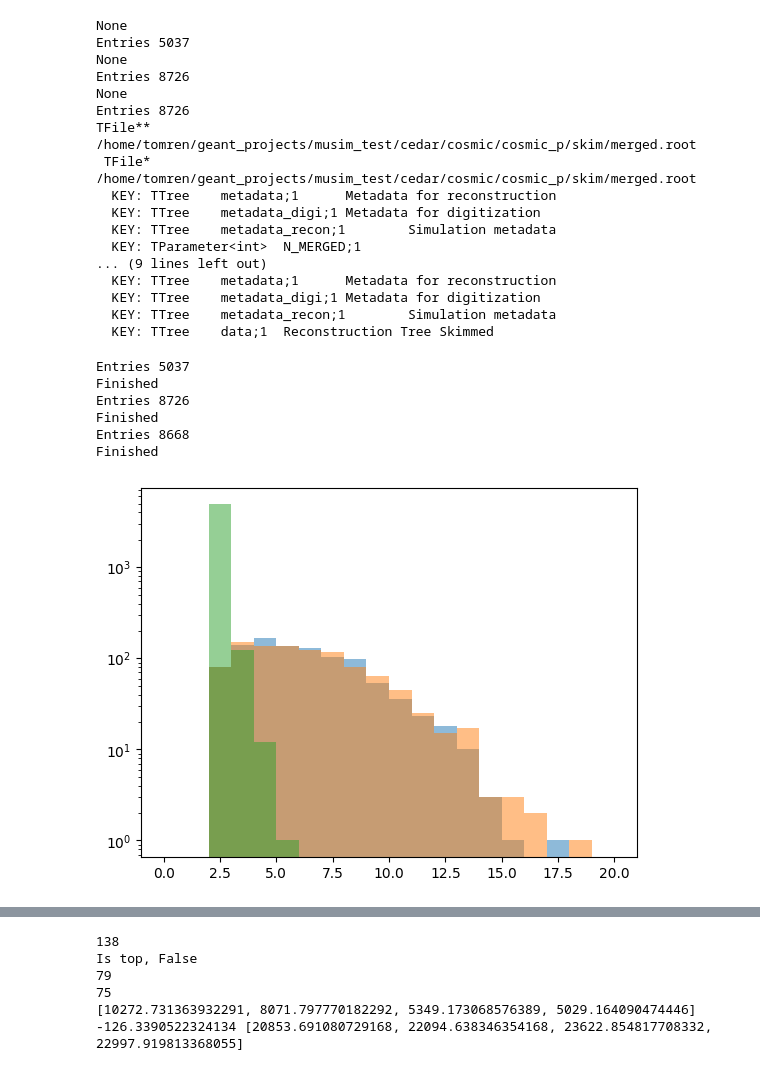
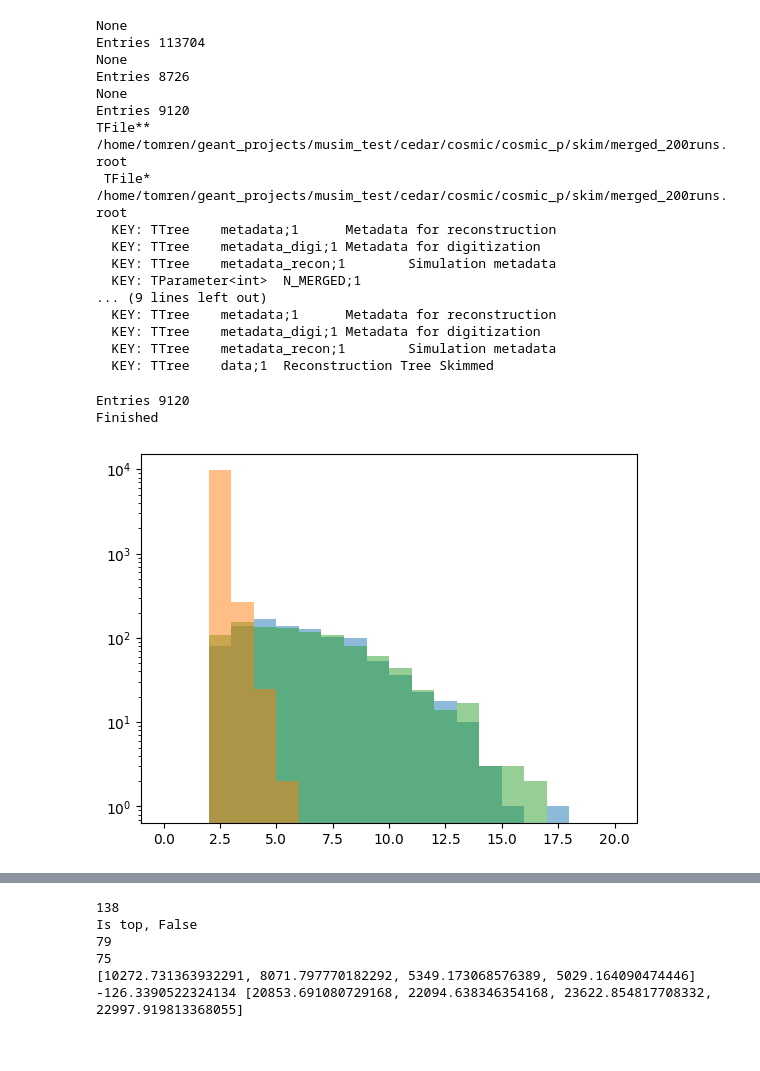
Before and after one commit to EdmondRen/mathusla-newsim, a Jupyter notebook: studies/mathusla40/cosmic_p/2.cut_dev.ipynb, the cells around one changed output, grey strips where cells are left out. Drawn from its saved outputs; the diff is of its cells as text; code cells hidden in the pictures.

Commit message:
Working on analysis; update skim script

```diff
--- a/studies/mathusla40/cosmic_p/2.cut_dev.ipynb
+++ b/studies/mathusla40/cosmic_p/2.cut_dev.ipynb
@@ -28,12 +29,16 @@ np.set_printoptions(edgeitems=30, linewidth=100000,
 data_dir="/home/tomren/geant_projects/musim_test/cedar"
 data_dir="/home/tomren/geant_projects/musim_test/cedar_cosmic_n"
 fname_comb = f"{data_dir}/series_2_digi_recon_skim.root"
-fname_comb = "/home/tomren/geant_projects/musim_test/cedar/cosmic/cosmic_p/skim/merged.root"
+# fname_comb = "/home/tomren/geant_projects/musim_test/cedar/cosmic/cosmic_p/skim/merged.root"
+fname_comb = "/home/tomren/geant_projects/musim_test/cedar/cosmic/cosmic_p/skim/merged_200runs.root"
 fname_sig1 = "/home/tomren/geant_projects/musim_test/llp_hxx_bb/run_25_digi_recon_skim.root"
 fname_sig2 = "/home/tomren/geant_projects/musim_test/llp_hxx_bb/run_45_digi_recon_skim.root"
 
 fbkg = root.tfile_reader(fname_comb)
 fbkg.ls()
+## Get metadata
+fbkg.get_tree("metadata_digi")
+metadata_digi = fbkg.get_entry(0)
 fbkg.get_tree("data;1")
 print("Entries", fbkg.entries)
 
@@ -45,16 +50,16 @@ print("Entries", fsig1.entries)
 fsig2 = root.tfile_reader(fname_sig2)
 fsig2.ls()
 fsig2.get_tree("data;1")
-print("Entries", fsig1.entries)
+print("Entries", fsig2.entries)
 # %% [output]
 None
-Entries 5037
+Entries 113704
 None
 Entries 8726
 None
-Entries 8726
-TFile**         /home/tomren/geant_projects/musim_test/cedar/cosmic/cosmic_p/skim/merged.root
- TFile*         /home/tomren/geant_projects/musim_test/cedar/cosmic/cosmic_p/skim/merged.root
+Entries 9120
+TFile**         /home/tomren/geant_projects/musim_test/cedar/cosmic/cosmic_p/skim/merged_200runs.root
+ TFile*         /home/tomren/geant_projects/musim_test/cedar/cosmic/cosmic_p/skim/merged_200runs.root
   KEY: TTree    metadata;1      Metadata for reconstruction
   KEY: TTree    metadata_digi;1 Metadata for digitization
   KEY: TTree    metadata_recon;1        Simulation metadata
@@ -64,16 +69,14 @@ TFile**         /home/tomren/geant_projects/musim_test/cedar/cosmic/cosmic_p/ski
   KEY: TTree    metadata_digi;1 Metadata for digitization
   KEY: TTree    metadata_recon;1        Simulation metadata
   KEY: TTree    data;1  Reconstruction Tree Skimmed
+# %%
+res_sig2 = cut_functions.run_processing(fsig2, entries=1000);
+# %% [output]
+Entries 9120
+Finished
 # %%
 res_bkg = cut_functions.run_processing(fbkg, entries=10000);
 res_sig1 = cut_functions.run_processing(fsig1, entries=1000);
 res_sig2 = cut_functions.run_processing(fsig2, entries=1000);
 
 colors = ["C0", "C2", "C1"]
-# %% [output]
-Entries 5037
-Finished
-Entries 8726
-Finished
-Entries 8668
-Finished
@@ -80,8 +85,8 @@ Finished
 # %%
 for i, res in enumerate([res_sig1, res_sig2, res_bkg]):
     # plt.hist(res["vertex_ntracks"] - res["vertex_ndownward_track"], bins=20,range=(0,20), alpha=0.5);
-    plt.hist(res["vertex_ntracks"], bins=20,range=(0,20), alpha=0.5);
+    plt.hist(res["vertex_ntracks"], bins=20,range=(0,20), alpha=0.5, color=colors[i])
 plt.yscale("log")
 plt.show()
 # %% [output]
-[figure, old version]
+[figure, new version]
```
Also changed, not shown: parts of 31 cells of this notebook, 3 other files.
